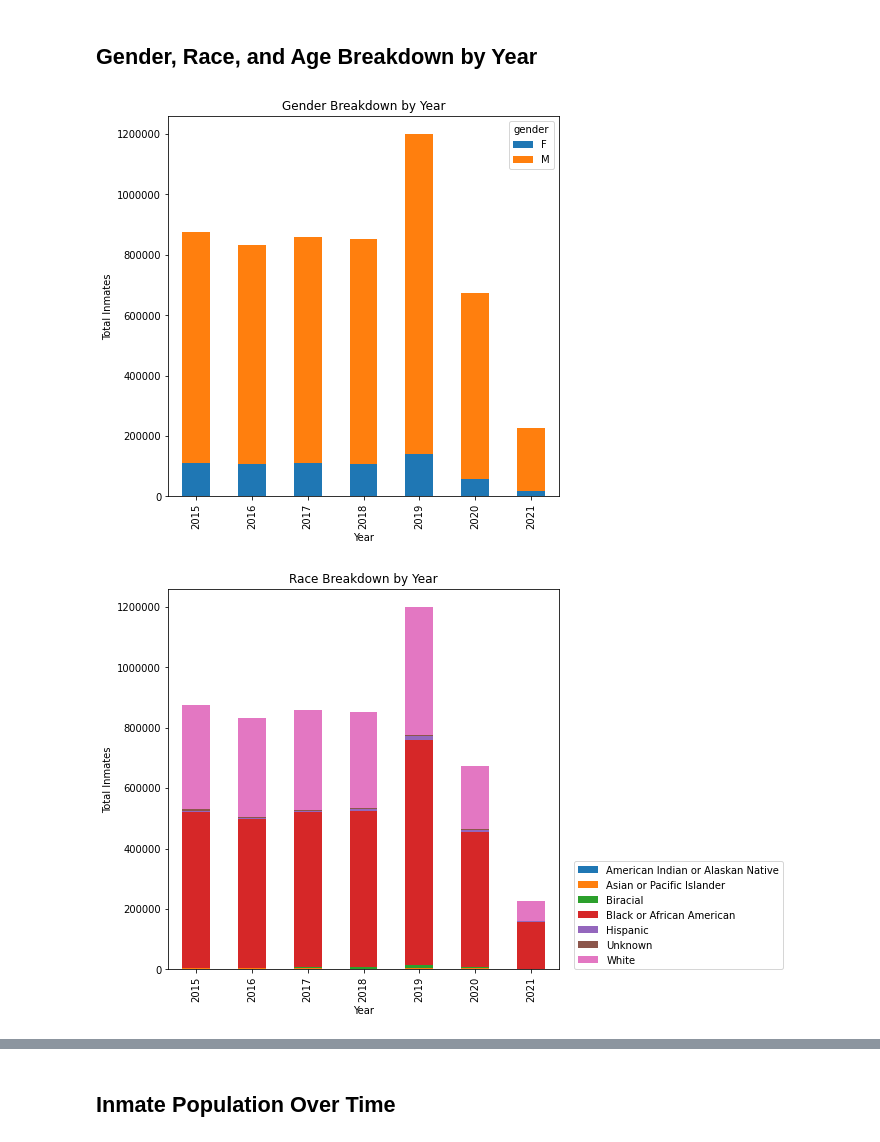
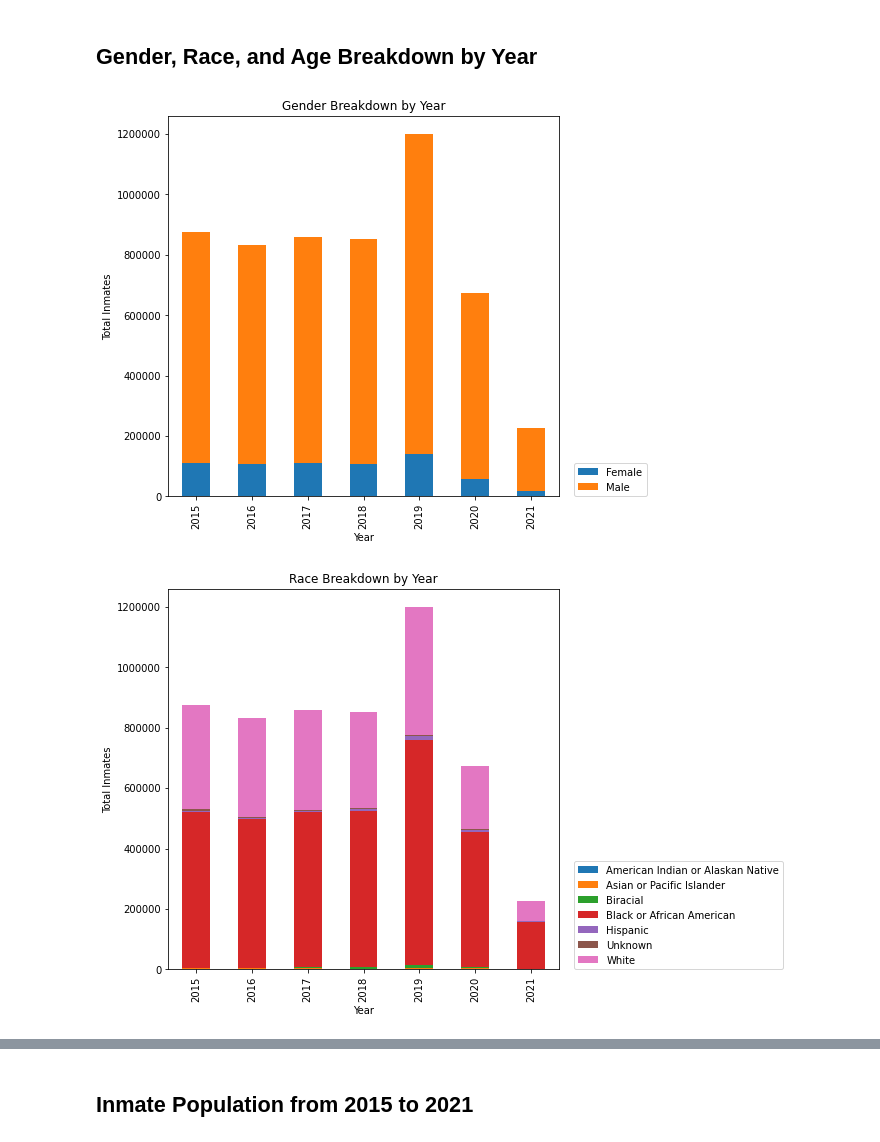
Before and after one commit to solomonheisey/Allegheny-County-Jail-Project, a Jupyter notebook: statistics.ipynb, the cells around one changed output, grey strips where cells are left out. Cells and saved outputs as stored; diff of their text form; code cells hidden in the pictures.

```diff
--- a/statistics.ipynb
+++ b/statistics.ipynb
@@ -36,6 +36,9 @@ df_all['race'] = df_all['race'].replace(['W'], 'White')
 df_all['race'] = df_all['race'].replace(['x'], 'Biracial')
 df_all['race'] = df_all['race'].replace(['O'], 'All others')
 
+df_all['gender'] = df_all['gender'].replace(['M'], 'Male')
+df_all['gender'] = df_all['gender'].replace(['F'], 'Female')
+
 
 df_all['census_month'] = df_all['census_date'].dt.month
 df_all['census_year'] = df_all['census_date'].dt.year
@@ -71,22 +74,24 @@ plt.show()
 # %%
 df_gender_year = df_all.groupby(['census_year', 'gender'])['gender'].count().unstack()
 df_gender_year.plot.bar(stacked=True, ylabel='Total Inmates', xlabel='Year', title='Gender Breakdown by Year',
                      figsize= (7,7))
+plt.legend(loc=(1.04,0))
 plt.gcf().axes[0].yaxis.get_major_formatter().set_scientific(False)
 plt.show()
 
 df_race_year = df_all.groupby(['census_year', 'race'])['race'].count().unstack()
 df_race_year.plot.bar(stacked=True, ylabel='Total Inmates', xlabel='Year', title='Race Breakdown by Year',
                      figsize= (7,7))
 plt.legend(loc=(1.04,0))
 plt.gcf().axes[0].yaxis.get_major_formatter().set_scientific(False)
 plt.show()
 
-age_groups = pd.cut(df_all['age_at_booking'], bins=[19, 40, 65, 100])
+age_groups = pd.cut(df_all['age_at_booking'], bins=[18, 40, 65, 100])
 df_age_year = pd.crosstab(df_all['census_year'], age_groups)
 df_age_year.plot.bar(stacked=True, ylabel='Total Inmates', xlabel='Year', title='Age Breakdown by Year', figsize=(7,7))
+plt.legend(loc=(1.04,0))
 plt.gcf().axes[0].yaxis.get_major_formatter().set_scientific(False)
 plt.show()
 # %% [output]
-[figure, old version]
+[figure, new version]
 [figure]
@@ -94,4 +99,4 @@ plt.show()
 # %% [markdown]
-## Inmate Population Over Time
+## Inmate Population from 2015 to 2021
 # %%
 df_age_gender = pd.crosstab(age_groups, df_all['gender'])
```
Also changed, not shown: parts of 3 cells of this notebook.
